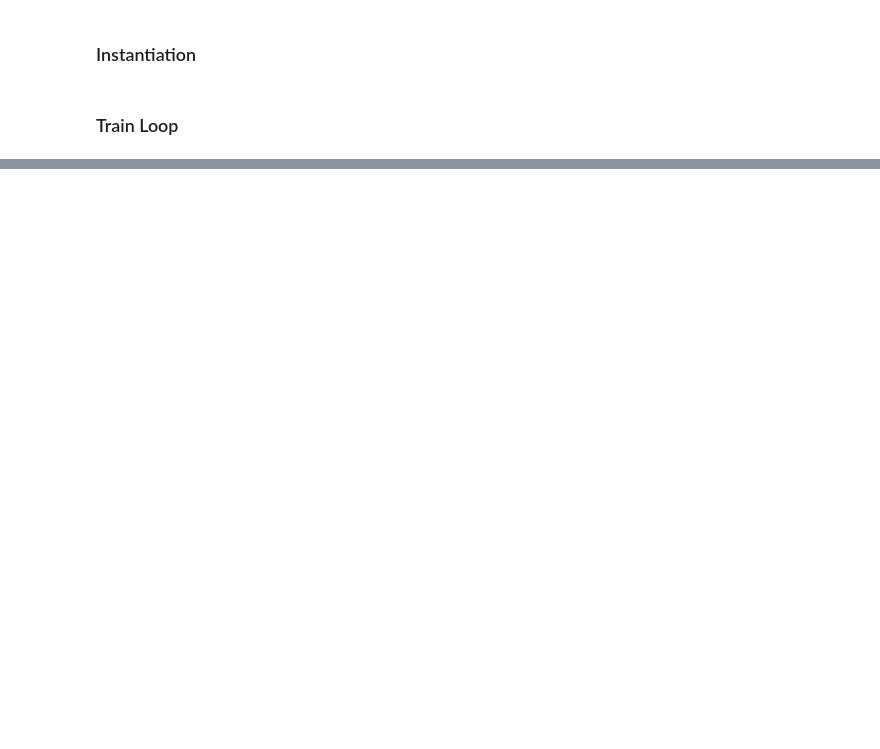
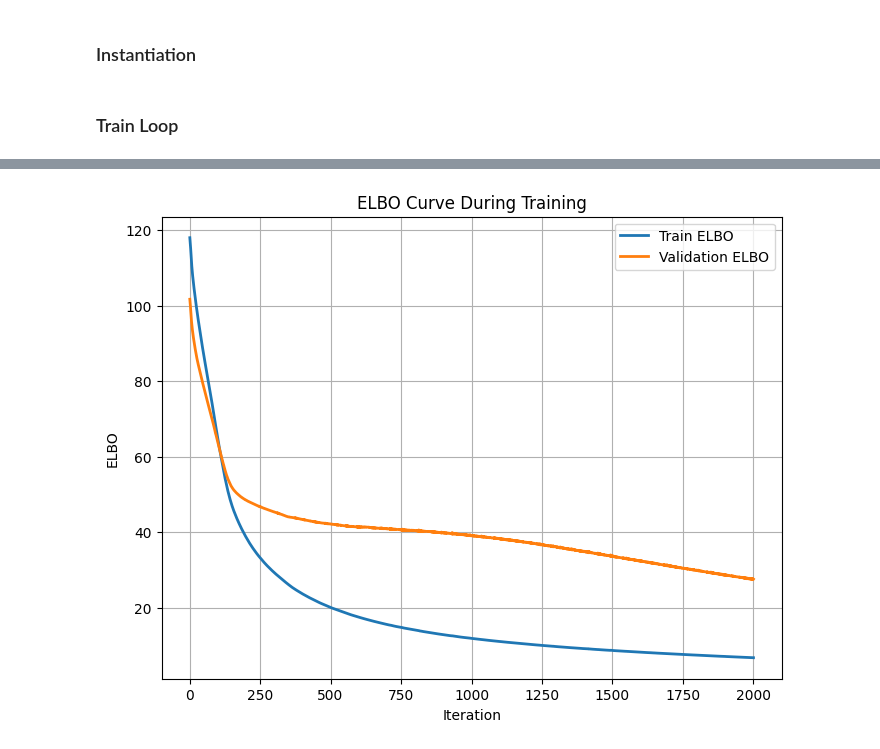
Before and after one commit to chandlerNick/bln-aq, a Jupyter notebook: analysis-modeling/gpr-spatiotemporal-interpolation-forecasting.ipynb, the cells around one changed output, grey strips where cells are left out. Drawn from its saved outputs; the diff is of its cells as text; code cells hidden in the pictures; blank space fills up the shorter version.

```diff
--- a/analysis-modeling/gpr-spatiotemporal-interpolation-forecasting.ipynb
+++ b/analysis-modeling/gpr-spatiotemporal-interpolation-forecasting.ipynb
@@ -188,3 +321,18 @@ Iter 300/300 - Loss: 0.2810
+# %%
+# ----------------------------
+# Plot ELBO curves -- NOTE: YOU WANT HIGH ELBO -> PLOT IS NOT LEGIT!
+# ----------------------------
+plt.figure(figsize=(8,6))
+plt.plot(range(1, len(train_elbos)+1), np.array(train_elbos), label='Train ELBO', lw=2)
+plt.plot(range(1, len(val_elbos)+1), np.array(val_elbos), label='Validation ELBO', lw=2)
+plt.xlabel('Iteration')
+plt.ylabel('ELBO')
+plt.title('ELBO Curve During Training')
+plt.legend()
+plt.grid(True)
+plt.show()
+# %% [output]
+[figure, added]
 # %%
 # ----------------------------
 # Evaluation
```
Also changed, not shown: parts of 10 cells of this notebook.
